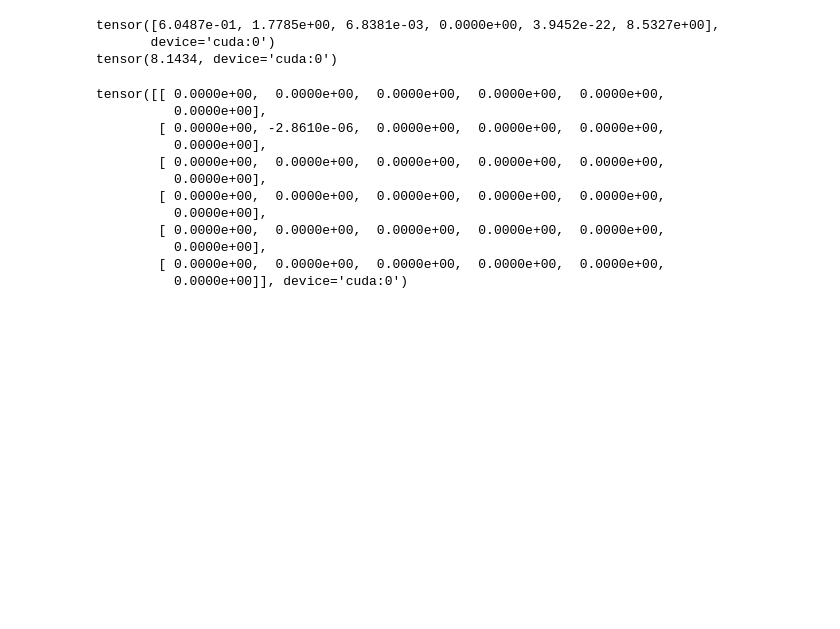
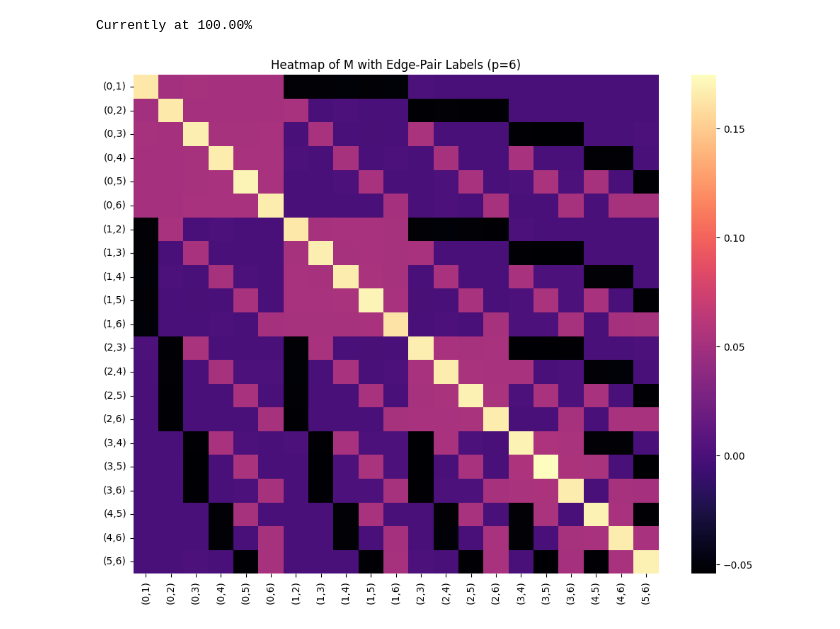
Before and after one commit to Shiwen-Yang/SCOPE, a Jupyter notebook: test_0.ipynb, the cells around one changed output. Cells and saved outputs as stored; diff of their text form; code cells hidden in the pictures; blank space fills up the shorter version.

```diff
--- a/test_0.ipynb
+++ b/test_0.ipynb
@@ -209,13 +224,41 @@ def mollified_relu_simplex_core(x, sigma):
 # %%
-temp = LossFunctionWrapper(mollified_relu_simplex_core)
+import matplotlib.pyplot as plt
+import seaborn as sns
+import torch
+import numpy as np
 
-p = 6
+# Create a smaller example for p = 6
+p = 7
+basis_labels = []
+for i in range(p):
+    for j in range(i + 1, p):
+        basis_labels.append(f"({i},{j})")
 
-alpha = torch.ones(p, p, dtype= torch.float32) + torch.eye(p, dtype= torch.float32)*0
+# d = len(basis_labels)
+
+# Generate a synthetic M matrix with similar structure
+p = 8
+
+alpha = torch.ones(p, p, dtype= torch.float32) + torch.eye(p, dtype= torch.float32)*2
 # alpha = torch.tensor([[10, 1, 1, 1], [1, 10, 1], [1, 1, 10]], dtype= torch.float64)
 # alpha = torch.tensor([[5, 1]], dtype= torch.float64)
-n= 30000
+n= 28000
 K, p = alpha.shape
 torch.manual_seed(5)
 dir = Dirichlet(alpha)
-X = dir.sample((n // K,)).transpose(0, 1).reshape(n, p)[:, :p].to("cuda")
+X = dir.sample((n // K,)).transpose(0, 1).reshape(n, p)[:, :(p-1)].to("cuda")
+
+M_vis = construct_M_from_basis(LF.mollified_relu_simplex_core, X, 0.02, mollified_relu_grad, mollified_relu_hess)
+M_vis = M_vis.cpu().detach().numpy()
+
+# Plot with edge labels
+plt.figure(figsize=(10, 8))
+sns.heatmap(M_vis, cmap='magma', annot=False, xticklabels=basis_labels, yticklabels=basis_labels, cbar=True)
+plt.title("Heatmap of M with Edge-Pair Labels (p=6)")
+plt.xticks(rotation=90)
+plt.yticks(rotation=0)
+plt.tight_layout()
+plt.show()
+# %% [output]
+Currently at 100.00%
+[figure, added]
@@ -224,21 +264,0 @@ H1 = temp.hessian(X[0, :], 0.02)
-# %%
-H2 = mollified_relu_hess(X[0, :], 0.02)
-# %% [output]
-tensor([6.0487e-01, 1.7785e+00, 6.8381e-03, 0.0000e+00, 3.9452e-22, 8.5327e+00],
-       device='cuda:0')
-tensor(8.1434, device='cuda:0')
-# %%
-H1 - H2
-# %% [output]
-tensor([[ 0.0000e+00,  0.0000e+00,  0.0000e+00,  0.0000e+00,  0.0000e+00,
-          0.0000e+00],
-        [ 0.0000e+00, -2.8610e-06,  0.0000e+00,  0.0000e+00,  0.0000e+00,
-          0.0000e+00],
-        [ 0.0000e+00,  0.0000e+00,  0.0000e+00,  0.0000e+00,  0.0000e+00,
-          0.0000e+00],
-        [ 0.0000e+00,  0.0000e+00,  0.0000e+00,  0.0000e+00,  0.0000e+00,
-          0.0000e+00],
-        [ 0.0000e+00,  0.0000e+00,  0.0000e+00,  0.0000e+00,  0.0000e+00,
-          0.0000e+00],
-        [ 0.0000e+00,  0.0000e+00,  0.0000e+00,  0.0000e+00,  0.0000e+00,
-          0.0000e+00]], device='cuda:0')
```
Also changed, not shown: parts of 17 cells of this notebook, 3 other files.
